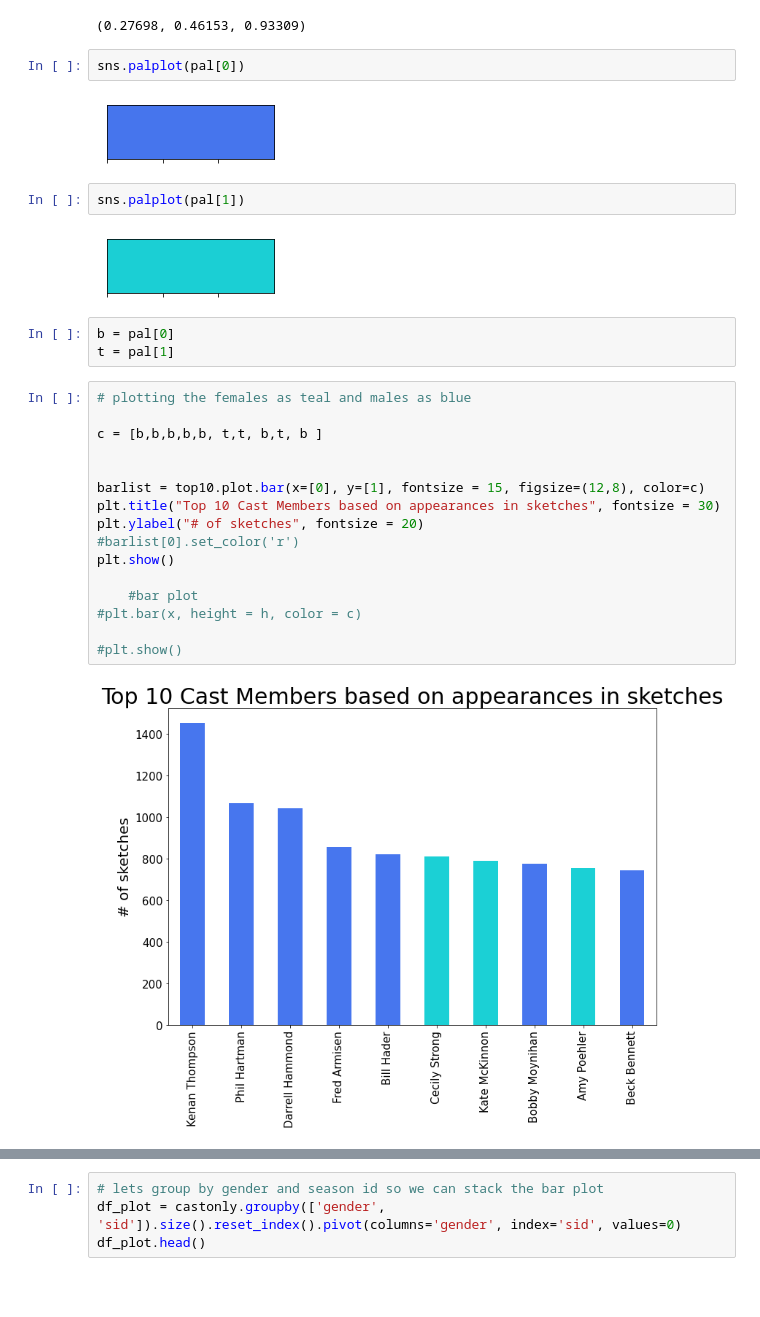
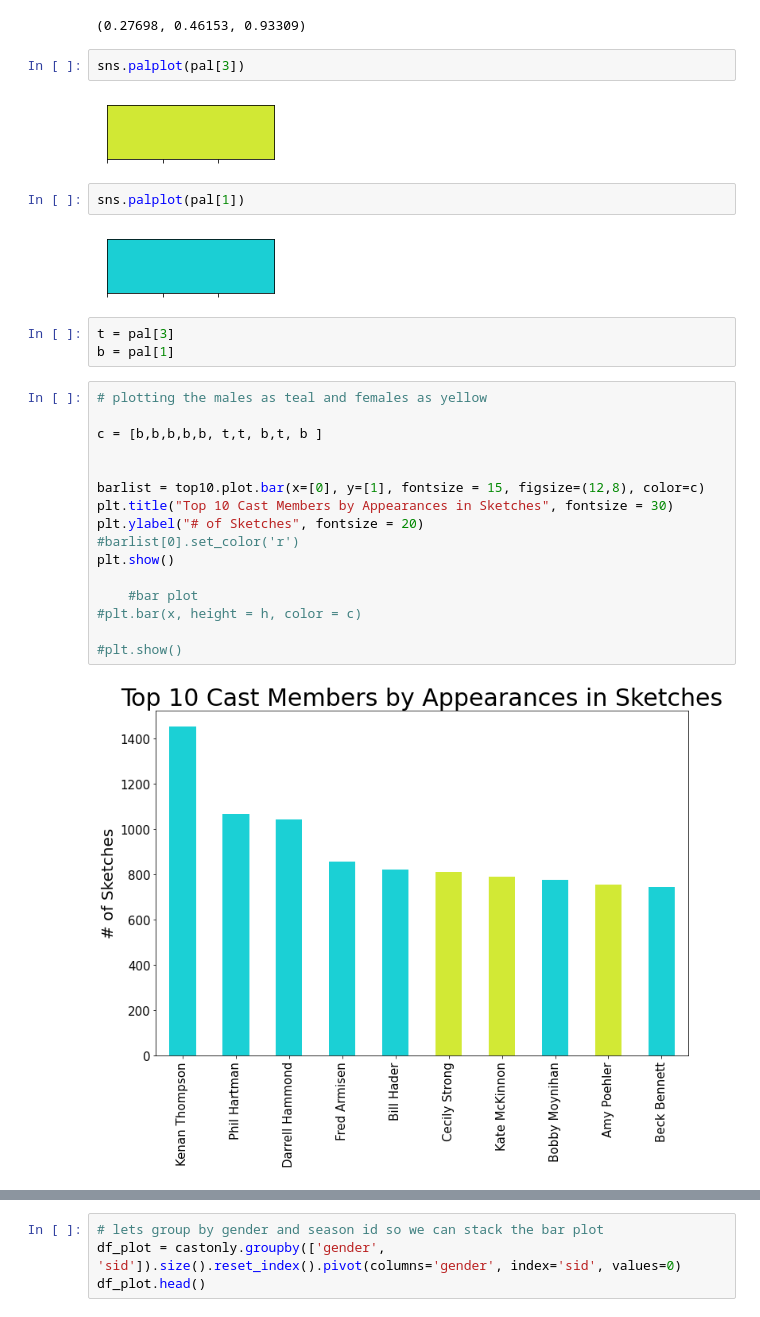
Before and after one commit to sangeetajay/Springboard, a Jupyter notebook: Storytelling_SNL.ipynb, the cells around one changed output, grey strips where cells are left out. Drawn from its saved outputs; the diff is of its cells as text; blank space fills up the shorter version.

```diff
--- a/Storytelling_SNL.ipynb
+++ b/Storytelling_SNL.ipynb
@@ -823,34 +822,34 @@ print(pal[0])
 # %% [output]
 (0.27698, 0.46153, 0.93309)
 # %%
-sns.palplot(pal[0])
+sns.palplot(pal[3])
 # %% [output]
-[figure, old version]
+[figure, new version]
 # %%
 sns.palplot(pal[1])
 # %% [output]
 [figure]
 # %%
-b = pal[0]
-t = pal[1]
+t = pal[3]
+b = pal[1]
 # %%
-# plotting the females as teal and males as blue
+# plotting the males as teal and females as yellow
 
 c = [b,b,b,b,b, t,t, b,t, b ]
 
 
 barlist = top10.plot.bar(x=[0], y=[1], fontsize = 15, figsize=(12,8), color=c)
-plt.title("Top 10 Cast Members based on appearances in sketches", fontsize = 30)
-plt.ylabel("# of sketches", fontsize = 20)
+plt.title("Top 10 Cast Members by Appearances in Sketches", fontsize = 30)
+plt.ylabel("# of Sketches", fontsize = 20)
 #barlist[0].set_color('r')
 plt.show()
 
     #bar plot
 #plt.bar(x, height = h, color = c)
 
 #plt.show()
 # %% [output]
-[figure, old version]
+[figure, new version]
 # %%
 top20 = castonly.aid.value_counts().head(20)
 top20
```
Also changed, not shown: parts of 31 cells of this notebook.
